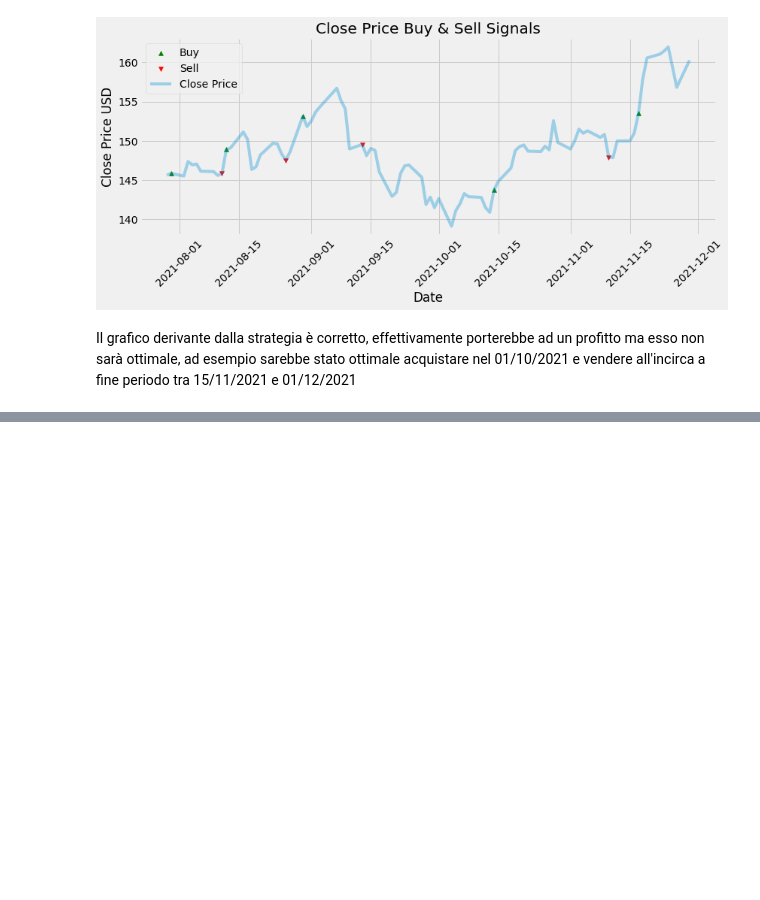
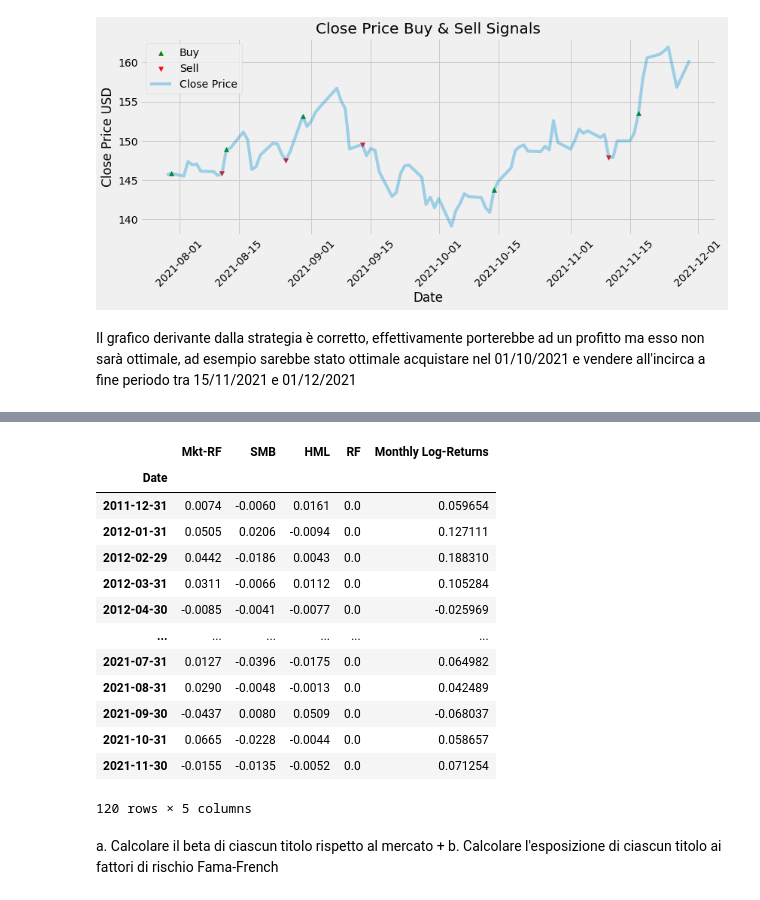
Before and after one commit to Simonotos/BusinessProject, a Jupyter notebook: BusinessProject.ipynb, the cells around one changed output, grey strips where cells are left out. Cells and saved outputs as stored; diff of their text form; code cells hidden in the pictures; blank space fills up the shorter version.

```diff
--- a/BusinessProject.ipynb
+++ b/BusinessProject.ipynb
@@ -2485,0 +2499,7 @@ Il grafico derivante dalla strategia è corretto, effettivamente porterebbe ad u
+# %%
+#Abbiamo bisogno di due tipi di dati: Historical Data and Fama-French benchmark data
+apple_df = yf.download('AAPL', start='2011-11-30', end='2021-11-30')
+fama_french_monthly = gff.famaFrench3Factor(frequency='m')
+fama_french_monthly.rename(columns={"date_ff_factors": 'Date'}, inplace=True)
+fama_french_monthly.set_index('Date', inplace=True)
+fama_french_monthly
@@ -2485,0 +2522,27 @@ Il grafico derivante dalla strategia è corretto, effettivamente porterebbe ad u
+# %%
+#Implement of Fama-French Three-Factor Model
+
+#Calculate of the stock's historical monthly returns
+monthly_returns = apple_df['Adj Close'].resample('M').last().pct_change().dropna()
+monthly_returns.name = "Monthly Log-Returns"
+fama_french_data = fama_french_monthly.merge(monthly_returns, on='Date')
+#Merge the calculated stock returns data with the Fama-French benchmark dataframe
+fama_french_data
+# %% [output]
+|  | Mkt-RF | SMB | HML | RF | Monthly Log-Returns |
+| Date |  |  |  |  |  |
+| 2011-12-31 | 0.0074 | -0.0060 | 0.0161 | 0.0 | 0.059654 |
+| 2012-01-31 | 0.0505 | 0.0206 | -0.0094 | 0.0 | 0.127111 |
+| 2012-02-29 | 0.0442 | -0.0186 | 0.0043 | 0.0 | 0.188310 |
+| 2012-03-31 | 0.0311 | -0.0066 | 0.0112 | 0.0 | 0.105284 |
+| 2012-04-30 | -0.0085 | -0.0041 | -0.0077 | 0.0 | -0.025969 |
+| ... | ... | ... | ... | ... | ... |
+| 2021-07-31 | 0.0127 | -0.0396 | -0.0175 | 0.0 | 0.064982 |
+| 2021-08-31 | 0.0290 | -0.0048 | -0.0013 | 0.0 | 0.042489 |
+| 2021-09-30 | -0.0437 | 0.0080 | 0.0509 | 0.0 | -0.068037 |
+| 2021-10-31 | 0.0665 | -0.0228 | -0.0044 | 0.0 | 0.058657 |
+| 2021-11-30 | -0.0155 | -0.0135 | -0.0052 | 0.0 | 0.071254 |
+120 rows × 5 columns
+# %% [markdown]
+a. Calcolare il beta di ciascun titolo rispetto al mercato +
+b. Calcolare l'esposizione di ciascun titolo ai fattori di rischio Fama-French
```
Also changed, not shown: parts of 9 cells of this notebook, 1 other file.
